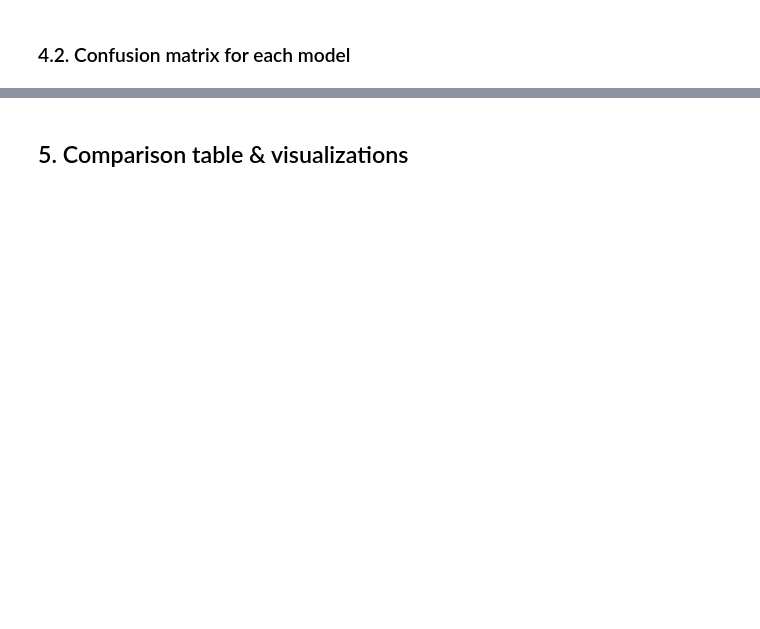
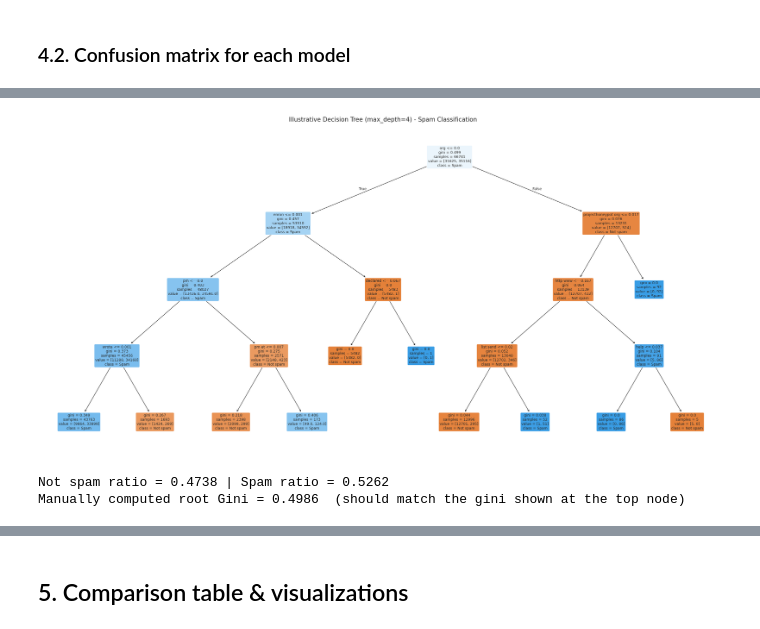
Before and after one commit to Mike5126/spam-email-classifier, a Jupyter notebook: spam_classification_notebook.ipynb, the cells around one changed output, grey strips where cells are left out. Saved outputs shown, nothing was run; the diff lists cells and outputs as text; code cells hidden in the pictures; blank space fills up the shorter version.

```diff
--- a/spam_classification_notebook.ipynb
+++ b/spam_classification_notebook.ipynb
@@ -308,0 +314,32 @@ plt.show()
+# %%
+tree_viz = DecisionTreeClassifier(max_depth=4, random_state=RANDOM_STATE)
+tree_viz.fit(X_train_vec, y_train)
+
+feature_names_tfidf = vectorizer.get_feature_names_out()
+class_names = ["Not spam", "Spam"]
+
+fig, ax = plt.subplots(figsize=(24, 12))
+plot_tree(
+    tree_viz,
+    feature_names=feature_names_tfidf,
+    class_names=class_names,
+    filled=True,
+    rounded=True,
+    fontsize=9,
+    ax=ax,
+)
+plt.title("Illustrative Decision Tree (max_depth=4) - Spam Classification", fontsize=15)
+plt.tight_layout()
+plt.savefig(f"{OUTPUT_DIR}/spam_decision_tree.png", dpi=150)
+plt.show()
+
+# Verify the Gini formula at the root node
+p_ham = (y_train == 0).mean()
+p_spam = (y_train == 1).mean()
+gini_root = 1 - (p_ham**2 + p_spam**2)
+print(f"Not spam ratio = {p_ham:.4f} | Spam ratio = {p_spam:.4f}")
+print(f"Manually computed root Gini = {gini_root:.4f}  (should match the gini shown at the top node)")
+# %% [output]
+[figure, added]
+Not spam ratio = 0.4738 | Spam ratio = 0.5262
+Manually computed root Gini = 0.4986  (should match the gini shown at the top node)
```
Also changed, not shown: parts of 16 cells of this notebook.
